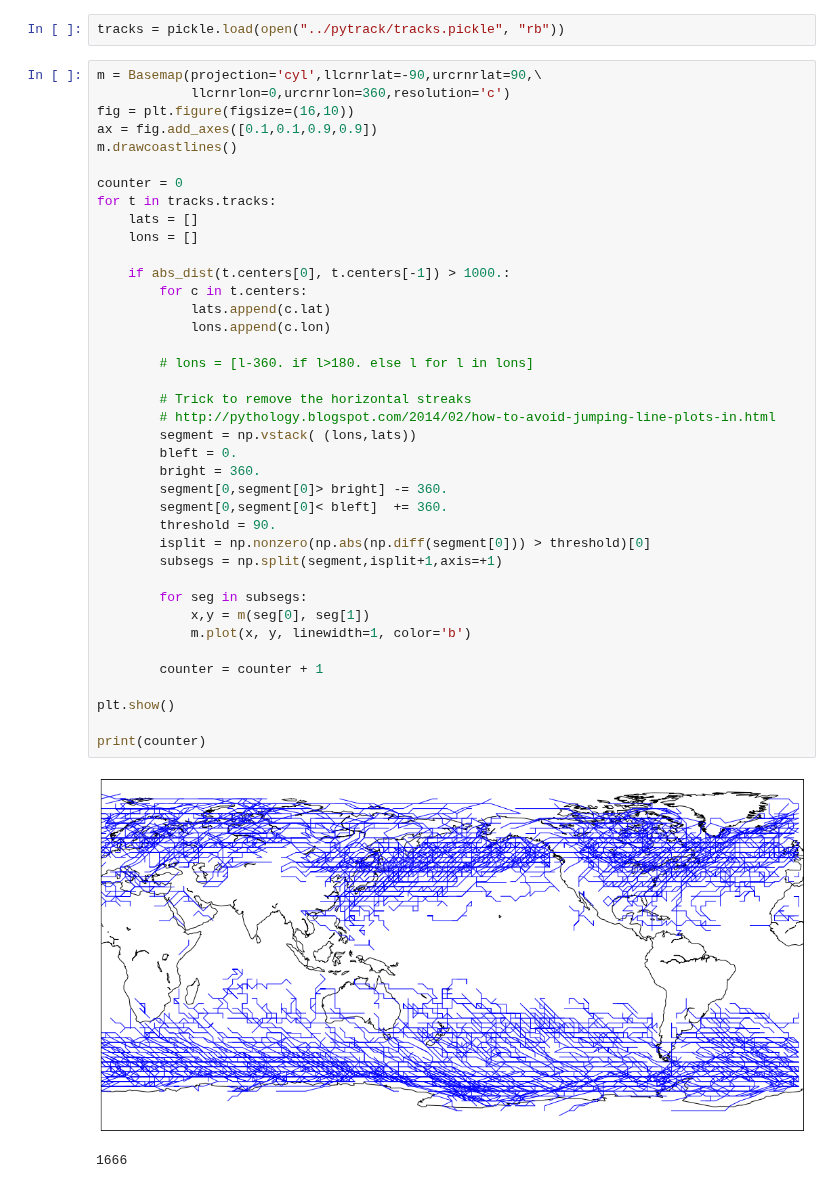
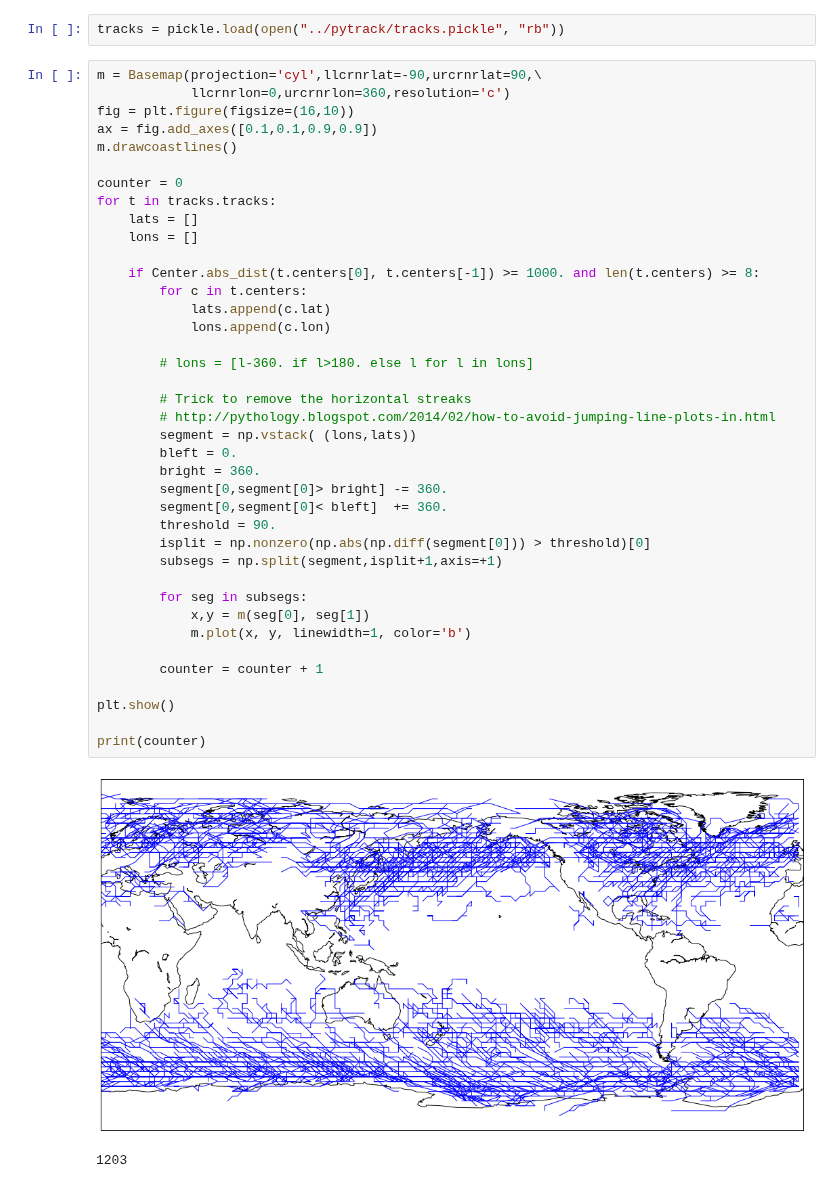
Before and after one commit to mwyau/PyStormTracker, a Jupyter notebook: notebooks/tracker.ipynb, the cells around one changed output. Drawn from its saved outputs; the diff is of its cells as text.

```diff
--- a/notebooks/tracker.ipynb
+++ b/notebooks/tracker.ipynb
@@ -32,33 +33,33 @@ for t in tracks.tracks:
     lats = []
     lons = []
 
-    if abs_dist(t.centers[0], t.centers[-1]) > 1000.:
+    if Center.abs_dist(t.centers[0], t.centers[-1]) >= 1000. and len(t.centers) >= 8:
         for c in t.centers:
             lats.append(c.lat)
             lons.append(c.lon)
 
         # lons = [l-360. if l>180. else l for l in lons]
 
         # Trick to remove the horizontal streaks
         # http://pythology.blogspot.com/2014/02/how-to-avoid-jumping-line-plots-in.html
         segment = np.vstack( (lons,lats))
         bleft = 0.
         bright = 360.
         segment[0,segment[0]> bright] -= 360.
         segment[0,segment[0]< bleft]  += 360.
         threshold = 90.
         isplit = np.nonzero(np.abs(np.diff(segment[0])) > threshold)[0]
         subsegs = np.split(segment,isplit+1,axis=+1)
 
         for seg in subsegs:
             x,y = m(seg[0], seg[1])
             m.plot(x, y, linewidth=1, color='b')
 
         counter = counter + 1
 
 plt.show()
 
 print(counter)
 # %% [output]
-[figure, old version]
+[figure, new version]
-1666
+1203
```
Also changed, not shown: parts of 1 cell of this notebook.
